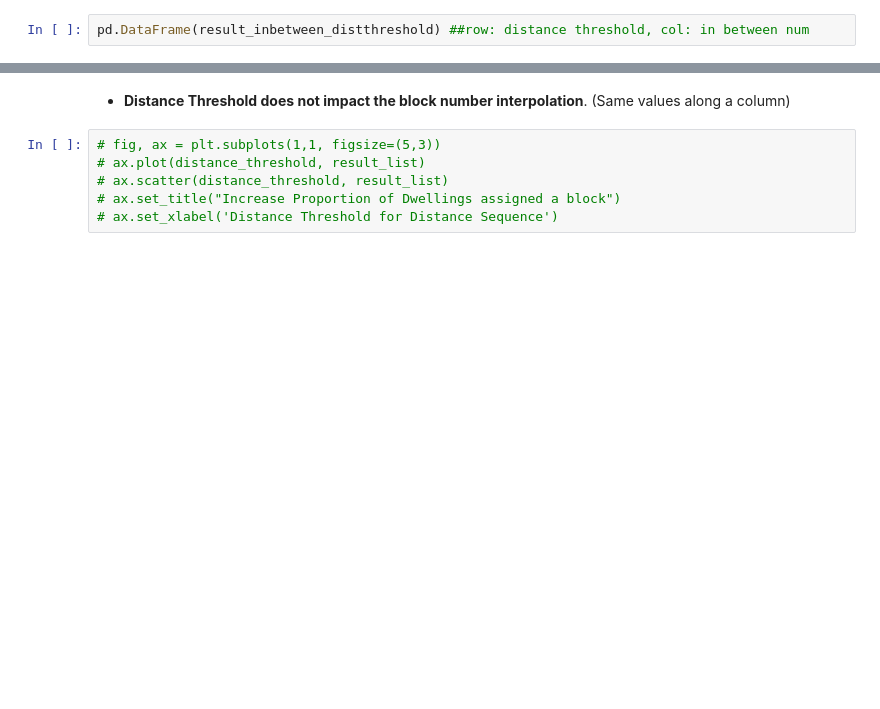
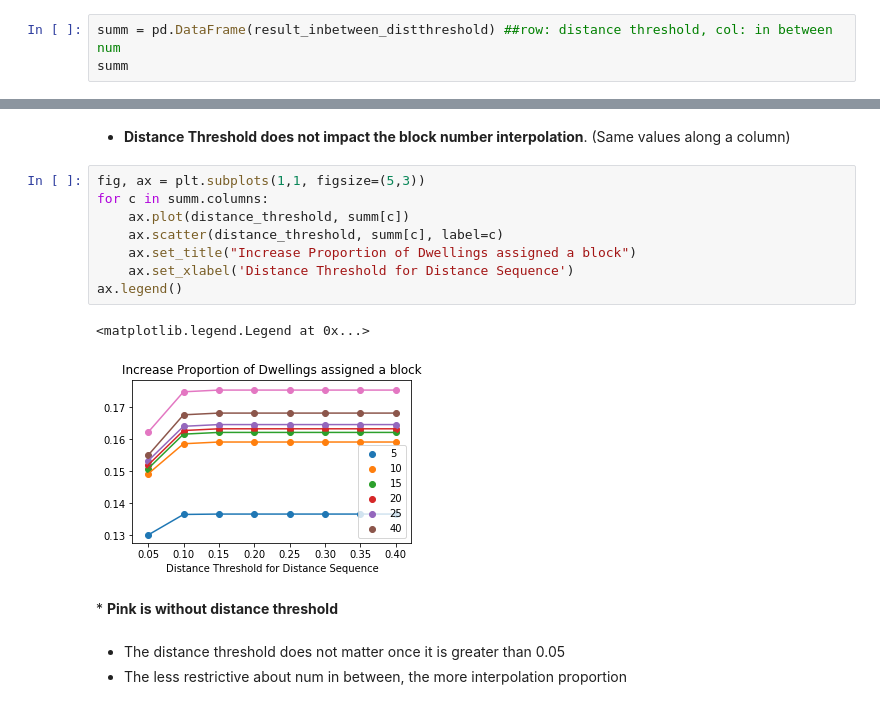
Before and after one commit to CenterForSpatialResearch/hnyc-spatial-linkage, a Jupyter notebook: interpolation_notebooks/working_notebook/EDA_block_number_interpolation_v02.ipynb, the cells around one changed output, grey strips where cells are left out. Drawn from its saved outputs; the diff is of its cells as text; blank space fills up the shorter version.

Commit message:
analysis on dist thres and max num between

```diff
--- a/interpolation_notebooks/working_notebook/EDA_block_number_interpolation_v02.ipynb
+++ b/interpolation_notebooks/working_notebook/EDA_block_number_interpolation_v02.ipynb
@@ -332,2 +324,3 @@ for in_between_num in in_between_num_list:
 # %%
-pd.DataFrame(result_inbetween_distthreshold) ##row: distance threshold, col: in between num
+summ = pd.DataFrame(result_inbetween_distthreshold) ##row: distance threshold, col: in between num
+summ
@@ -334,8 +337,18 @@ pd.DataFrame(result_inbetween_distthreshold) ##row: distance threshold, col: in
 # %% [markdown]
 * **Distance Threshold does not impact the block number interpolation**. (Same values along a column)
 # %%
-# fig, ax = plt.subplots(1,1, figsize=(5,3))
-# ax.plot(distance_threshold, result_list)
-# ax.scatter(distance_threshold, result_list)
-# ax.set_title("Increase Proportion of Dwellings assigned a block")
-# ax.set_xlabel('Distance Threshold for Distance Sequence')
+fig, ax = plt.subplots(1,1, figsize=(5,3))
+for c in summ.columns:
+    ax.plot(distance_threshold, summ[c])
+    ax.scatter(distance_threshold, summ[c], label=c)
+    ax.set_title("Increase Proportion of Dwellings assigned a block")
+    ax.set_xlabel('Distance Threshold for Distance Sequence')
+ax.legend()
+# %% [output]
+<matplotlib.legend.Legend at 0x...>
+[figure, added]
+# %% [markdown]
+\* **Pink is without distance threshold**
+# %% [markdown]
+* The distance threshold does not matter once it is greater than 0.05
+* The less restrictive about num in between, the more interpolation proportion
```
Also changed, not shown: parts of 14 cells of this notebook.
